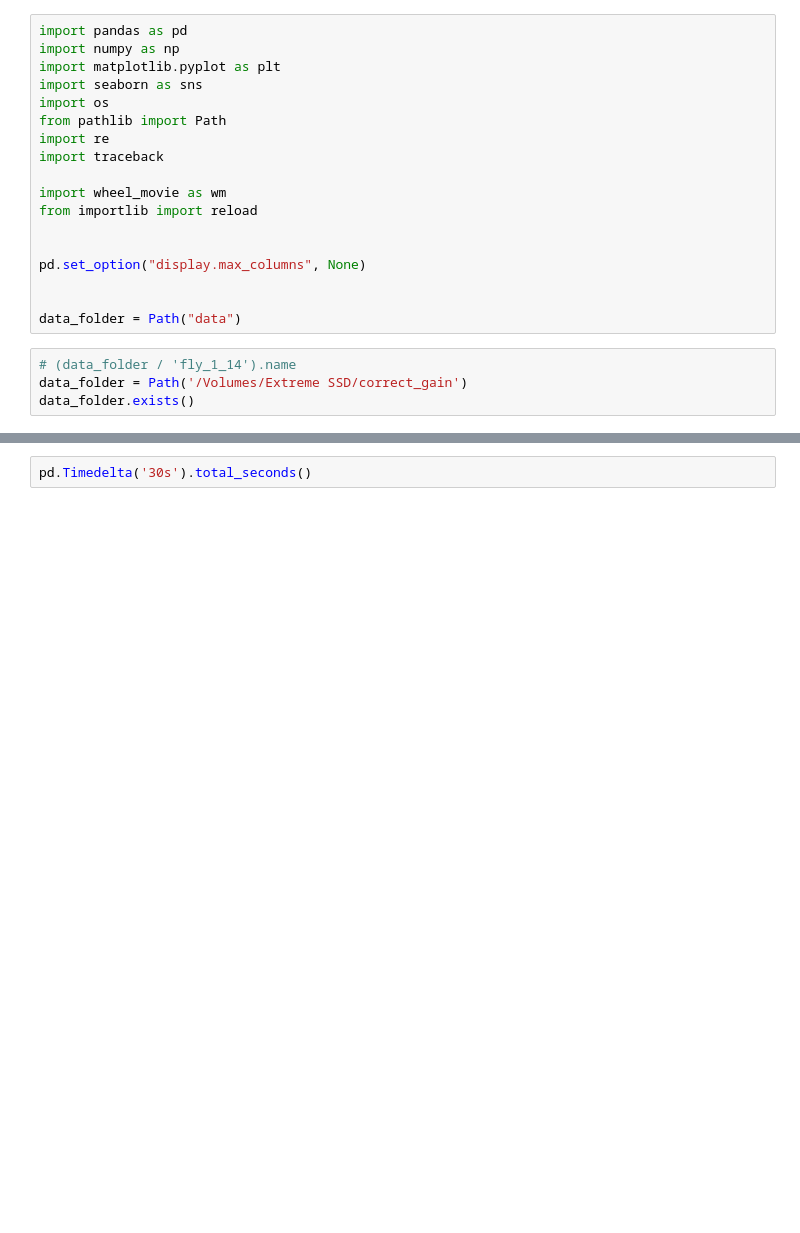
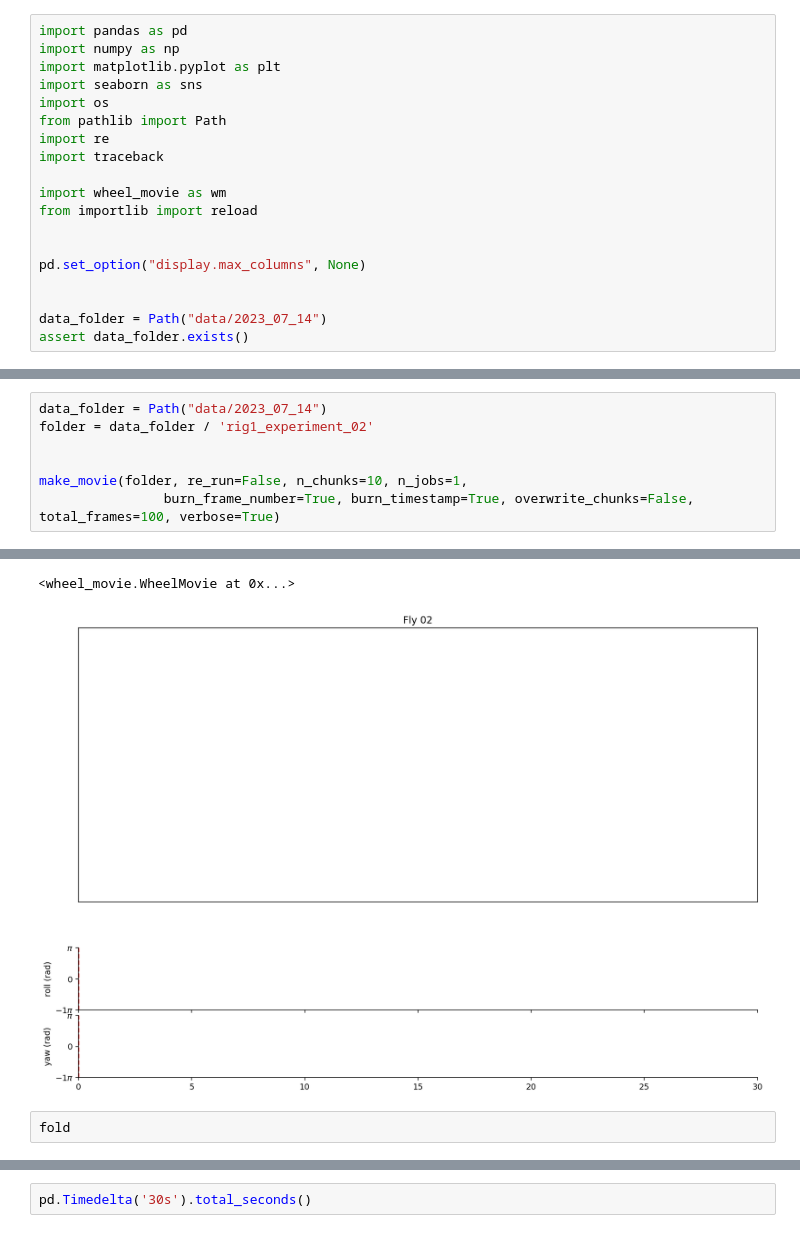
Before and after one commit to jazzlw/two_axis_gap_wheel_analysis, a Jupyter notebook: two_axis_gap_movie_maker.ipynb, the cells around one changed output, grey strips where cells are left out. Drawn from its saved outputs; the diff is of its cells as text; blank space fills up the shorter version.

```diff
--- a/two_axis_gap_movie_maker.ipynb
+++ b/two_axis_gap_movie_maker.ipynb
@@ -15,11 +15,8 @@ from importlib import reload
 pd.set_option("display.max_columns", None)
 
 
-data_folder = Path("data")
+data_folder = Path("data/2023_07_14")
+assert data_folder.exists()
-# %%
-# (data_folder / 'fly_1_14').name
-data_folder = Path('/Volumes/Extreme SSD/correct_gain')
-data_folder.exists()
 # %%
 reload(wm)
 
@@ -70,0 +89,8 @@ make_movie(
+# %%
+data_folder = Path("data/2023_07_14")
+folder = data_folder / 'rig1_experiment_02'
+
+
+make_movie(folder, re_run=False, n_chunks=10, n_jobs=1,
+                burn_frame_number=True, burn_timestamp=True, overwrite_chunks=False, total_frames=100, verbose=True)
+# %% [output]
@@ -70,0 +114,4 @@ make_movie(
+<wheel_movie.WheelMovie at 0x...>
+[figure, added]
+# %%
+fold
```
Also changed, not shown: parts of 10 cells of this notebook, 2 other files.
